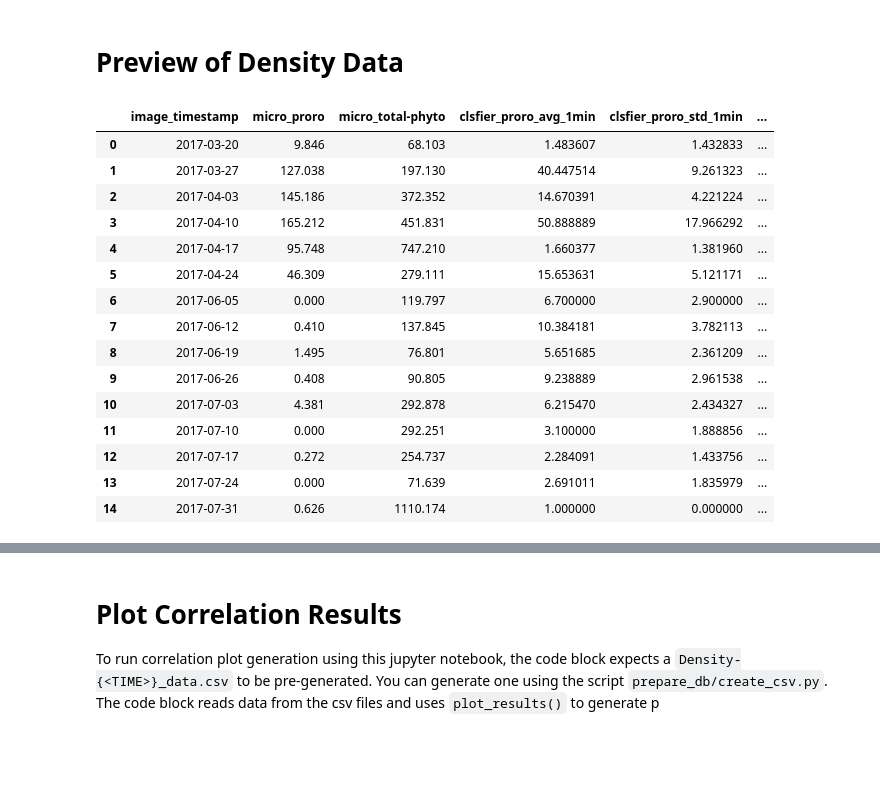
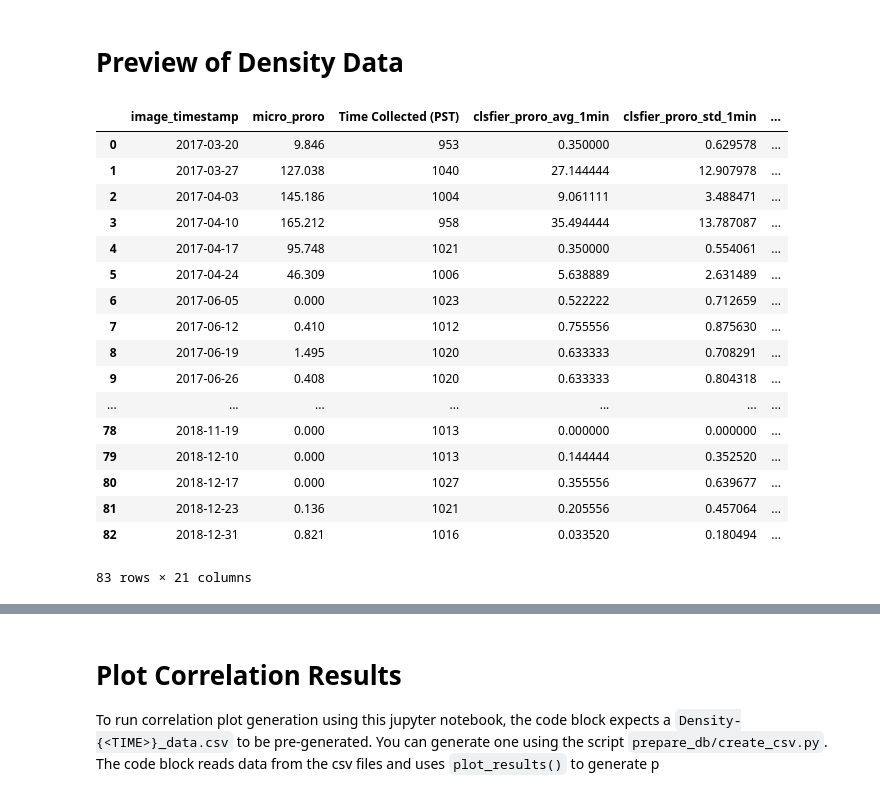
Before and after one commit to hab-spc/hab-rnd, a Jupyter notebook: validate_exp/validate_time_dst.ipynb, the cells around one changed output, grey strips where cells are left out. Saved outputs shown, nothing was run; the diff lists cells and outputs as text; code cells hidden in the pictures; blank space fills up the shorter version.

```diff
--- a/validate_exp/validate_time_dst.ipynb
+++ b/validate_exp/validate_time_dst.ipynb
@@ -10,16 +7,19 @@ The autoreload extension is already loaded. To reload it, use:
 # %%
 import os
 import sys
-sys.path.insert(0, '/data6/lekevin/hab-spc/')
+sys.path.insert(0, '/data6/lekevin/hab-master/hab-rnd')
 
 import pandas as pd
 import matplotlib.pyplot as plt
 
 # Project level imports
-from v_utils import plot_results, compute_imaged_volume, compute_accuracies, load_density_data
+# Project level imports
+from validate_exp.v_utils import plot_results, compute_values, \
+    compute_accuracies,\
+    load_density_data
 
 # Module level constants
-MICRO_COLUMNS = 'micro_proro,micro_total-phyto'.split(',')
+MICRO_COLUMNS = 'micro_proro'.split(',')
 PRORO_COLUMNS = ['micro_proro', 'corrected_Prorocentrum',
                  'clsfier_Prorocentrum']
 PHYTO_COLUMNS = 'spc_ImgCount,micro_total-phyto'.split(',')
@@ -27,24 +27,26 @@ PHYTO_COLUMNS = 'spc_ImgCount,micro_total-phyto'.split(',')
 # Preview of Density Data
 # %%
 # Initialize csv filename
-data_dir = '/data6/lekevin/hab-spc/experiments/plot_estimates'
-csv_fname = os.path.join(data_dir, 'Density-{}_data.csv')
-df = load_density_data(csv_fname.format('all'), micro_col=MICRO_COLUMNS)
-df.head(15)
+data_dir = '/data6/lekevin/hab-master/hab-rnd/rawdata'
+csv_fname = os.path.join(data_dir, 'Density{}_data.csv')
+df = load_density_data(csv_fname.format('17-18-all'), micro_col=MICRO_COLUMNS)
+df
 # %% [output]
-|  | image_timestamp | micro_proro | micro_total-phyto | clsfier_proro_avg_1min | clsfier_proro_std_1min | ... |
-| 0 | 2017-03-20 | 9.846 | 68.103 | 1.483607 | 1.432833 | ... |
-| 1 | 2017-03-27 | 127.038 | 197.130 | 40.447514 | 9.261323 | ... |
-| 2 | 2017-04-03 | 145.186 | 372.352 | 14.670391 | 4.221224 | ... |
-| 3 | 2017-04-10 | 165.212 | 451.831 | 50.888889 | 17.966292 | ... |
-| 4 | 2017-04-17 | 95.748 | 747.210 | 1.660377 | 1.381960 | ... |
-| 5 | 2017-04-24 | 46.309 | 279.111 | 15.653631 | 5.121171 | ... |
-| 6 | 2017-06-05 | 0.000 | 119.797 | 6.700000 | 2.900000 | ... |
-| 7 | 2017-06-12 | 0.410 | 137.845 | 10.384181 | 3.782113 | ... |
-| 8 | 2017-06-19 | 1.495 | 76.801 | 5.651685 | 2.361209 | ... |
-| 9 | 2017-06-26 | 0.408 | 90.805 | 9.238889 | 2.961538 | ... |
-| 10 | 2017-07-03 | 4.381 | 292.878 | 6.215470 | 2.434327 | ... |
-| 11 | 2017-07-10 | 0.000 | 292.251 | 3.100000 | 1.888856 | ... |
-| 12 | 2017-07-17 | 0.272 | 254.737 | 2.284091 | 1.433756 | ... |
-| 13 | 2017-07-24 | 0.000 | 71.639 | 2.691011 | 1.835979 | ... |
-| 14 | 2017-07-31 | 0.626 | 1110.174 | 1.000000 | 0.000000 | ... |
+|  | image_timestamp | micro_proro | Time Collected (PST) | clsfier_proro_avg_1min | clsfier_proro_std_1min | ... |
+| 0 | 2017-03-20 | 9.846 | 953 | 0.350000 | 0.629578 | ... |
+| 1 | 2017-03-27 | 127.038 | 1040 | 27.144444 | 12.907978 | ... |
+| 2 | 2017-04-03 | 145.186 | 1004 | 9.061111 | 3.488471 | ... |
+| 3 | 2017-04-10 | 165.212 | 958 | 35.494444 | 13.787087 | ... |
+| 4 | 2017-04-17 | 95.748 | 1021 | 0.350000 | 0.554061 | ... |
+| 5 | 2017-04-24 | 46.309 | 1006 | 5.638889 | 2.631489 | ... |
+| 6 | 2017-06-05 | 0.000 | 1023 | 0.522222 | 0.712659 | ... |
+| 7 | 2017-06-12 | 0.410 | 1012 | 0.755556 | 0.875630 | ... |
+| 8 | 2017-06-19 | 1.495 | 1020 | 0.633333 | 0.708291 | ... |
+| 9 | 2017-06-26 | 0.408 | 1020 | 0.633333 | 0.804318 | ... |
+| ... | ... | ... | ... | ... | ... | ... |
+| 78 | 2018-11-19 | 0.000 | 1013 | 0.000000 | 0.000000 | ... |
+| 79 | 2018-12-10 | 0.000 | 1013 | 0.144444 | 0.352520 | ... |
+| 80 | 2018-12-17 | 0.000 | 1027 | 0.355556 | 0.639677 | ... |
+| 81 | 2018-12-23 | 0.136 | 1021 | 0.205556 | 0.457064 | ... |
+| 82 | 2018-12-31 | 0.821 | 1016 | 0.033520 | 0.180494 | ... |
+83 rows × 21 columns
```
Also changed, not shown: parts of 8 cells of this notebook, 4 other files.
